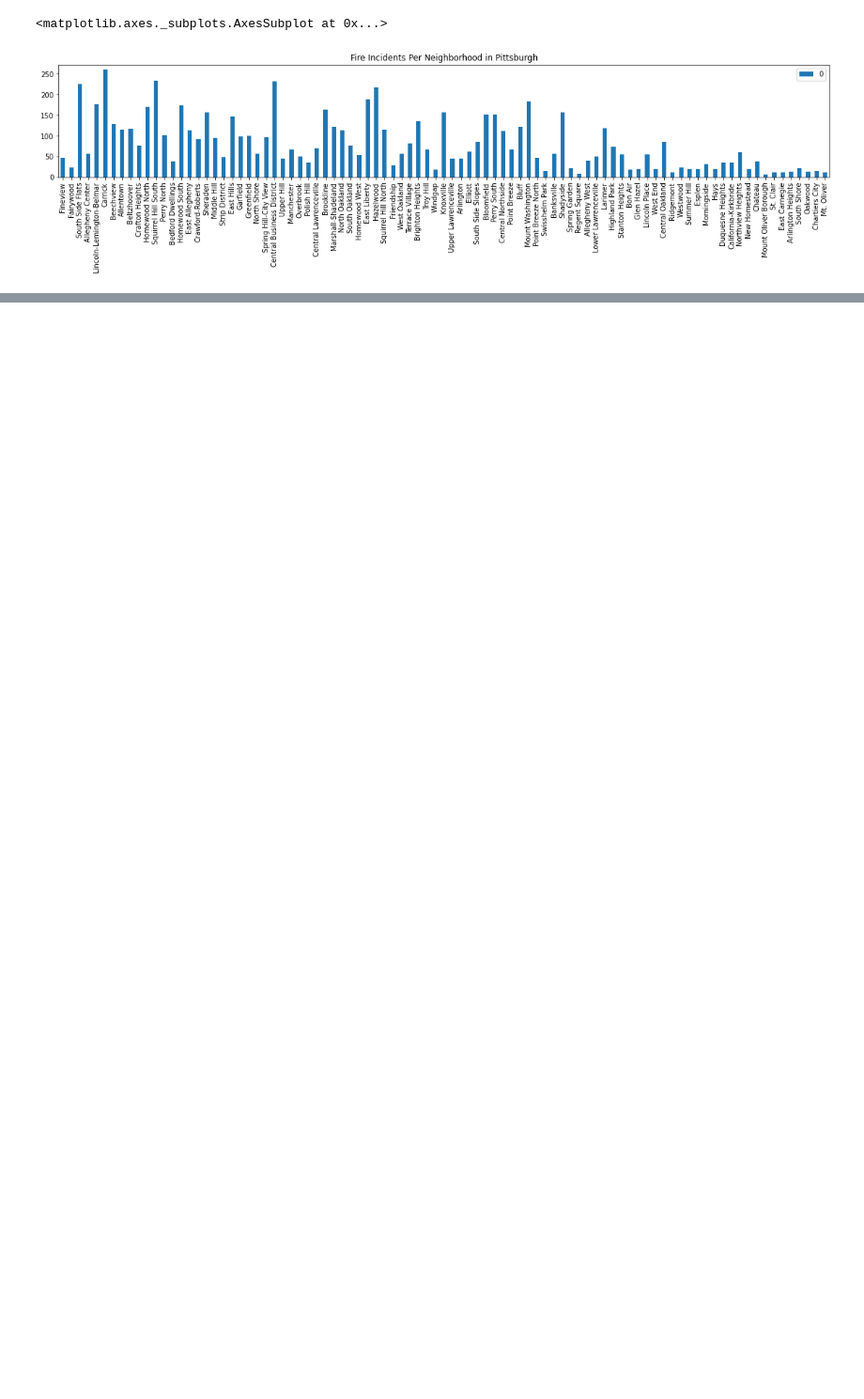
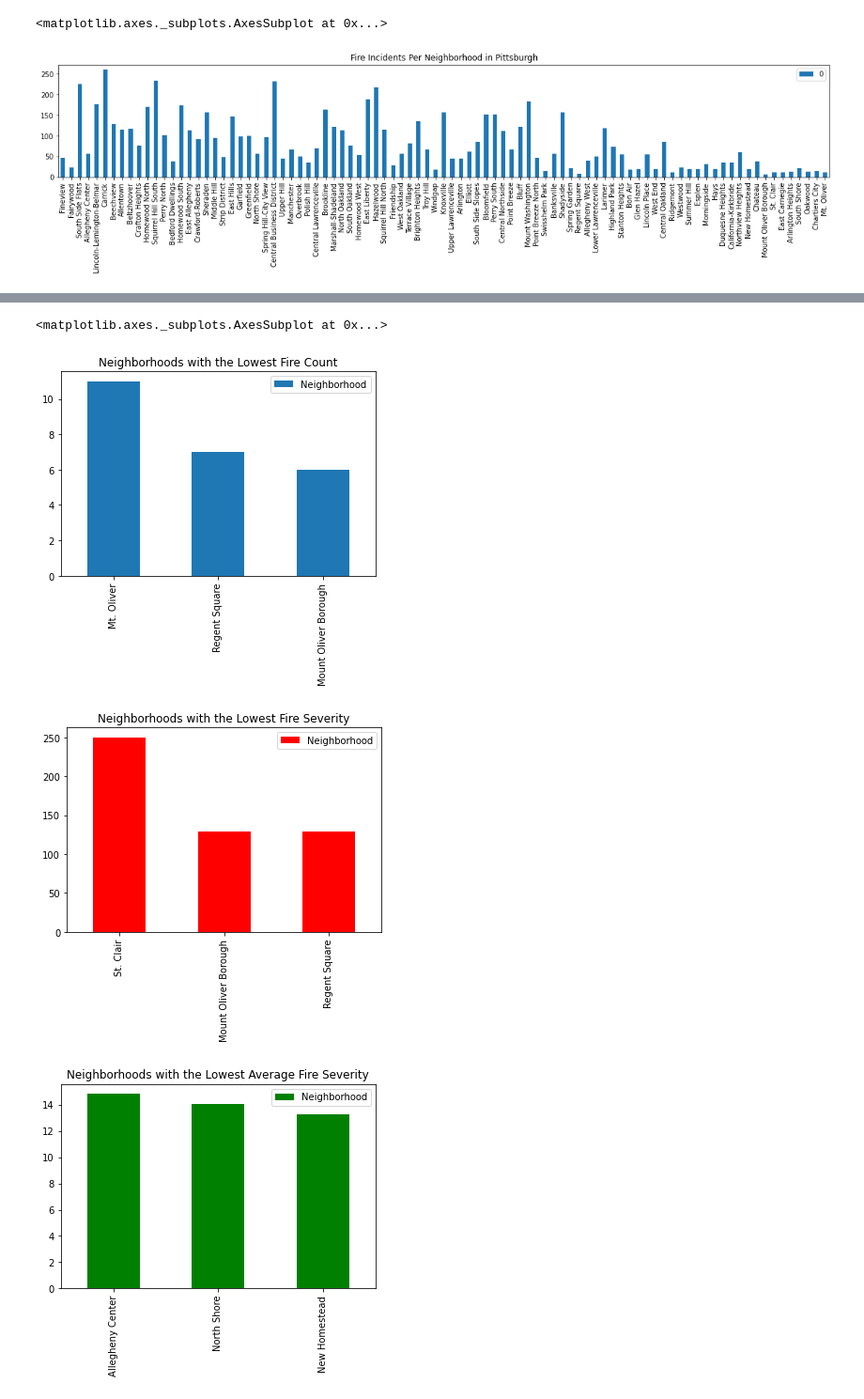
Before and after one commit to MasonGobat/bigIdeasFinalProject, a Jupyter notebook: hoodFires.ipynb, the cells around one changed output, grey strips where cells are left out. Shown at 94% size. Cells and saved outputs as stored; diff of their text form; code cells hidden in the pictures; blank space fills up the shorter version.

```diff
--- a/hoodFires.ipynb
+++ b/hoodFires.ipynb
@@ -41,2 +123,16 @@ firesSorted.plot.bar(figsize=(20,3), title = "Fire Incidents Per Neighborhood in
+# %%
+countTopFive = countSorted.tail(3)
+countTopFive.plot.bar(title="Neighborhoods with the Lowest Fire Count")
+
+severityTopFive = severitySorted.tail(3)
+severityTopFive.plot.bar(title = "Neighborhoods with the Lowest Fire Severity", color = "red")
+
+avgTopFive = avgSorted.tail(3)
+avgTopFive.plot.bar(title = "Neighborhoods with the Lowest Average Fire Severity", color = "green")
+# %% [output]
+<matplotlib.axes._subplots.AxesSubplot at 0x...>
+[figure, added]
+[figure, added]
+[figure, added]
 # %% [markdown]
 ## Conclusion:
```
Also changed, not shown: parts of 10 cells of this notebook.
